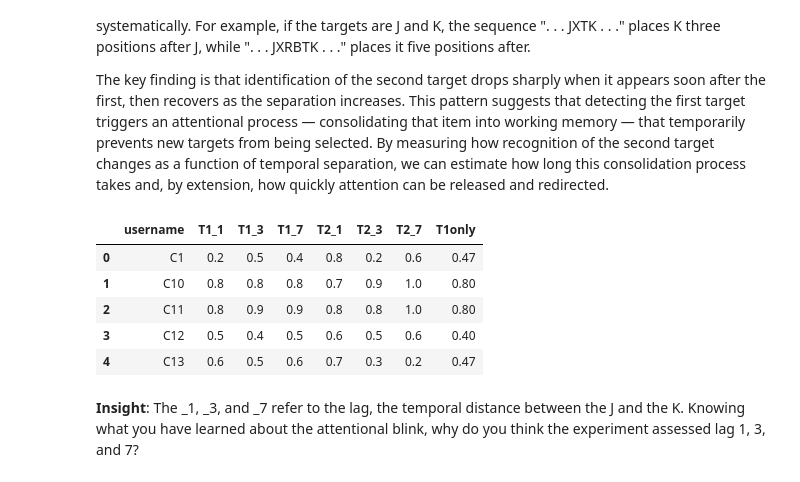
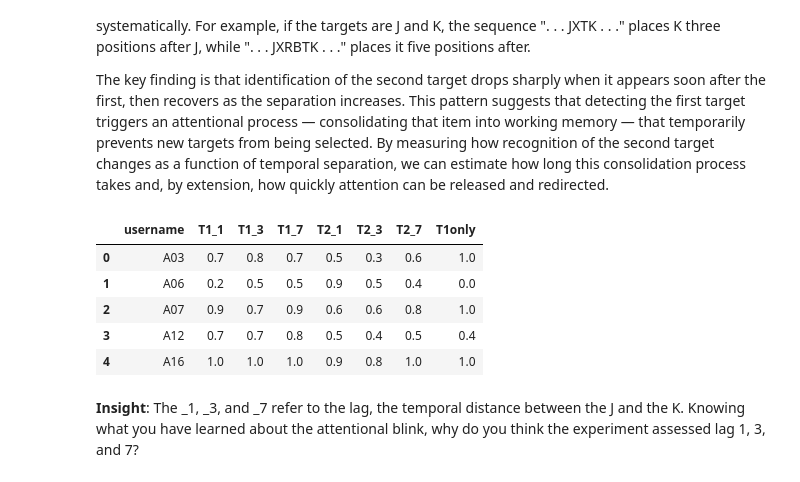
Before and after one commit to joebathelt/AUC_CogPsy, a Jupyter notebook: week4_attentional_blink.ipynb, the cells around one changed output. Cells and saved outputs as stored; diff of their text form; code cells hidden in the pictures.

```diff
--- a/week4_attentional_blink.ipynb
+++ b/week4_attentional_blink.ipynb
@@ -11,19 +11,19 @@ The key finding is that identification of the second target drops sharply when i
 # %%
 # This cell load the data. You don't need to change it or understand it. Just run the cell.
 import pandas as pd
 
-file_id = '1b13EGBIvFv8BVxRcqI6QbvowEqZQJxQo'
+file_id = '1bY01Km624ui_VTqXfMaGFViUmnk8u5H7'
 url = f'https://docs.google.com/uc?export=download&id={file_id}'
 df = pd.read_csv(url)
 
 df.head()
 # %% [output]
 |  | username | T1_1 | T1_3 | T1_7 | T2_1 | T2_3 | T2_7 | T1only |
-| 0 | C1 | 0.2 | 0.5 | 0.4 | 0.8 | 0.2 | 0.6 | 0.47 |
-| 1 | C10 | 0.8 | 0.8 | 0.8 | 0.7 | 0.9 | 1.0 | 0.80 |
-| 2 | C11 | 0.8 | 0.9 | 0.9 | 0.8 | 0.8 | 1.0 | 0.80 |
-| 3 | C12 | 0.5 | 0.4 | 0.5 | 0.6 | 0.5 | 0.6 | 0.40 |
-| 4 | C13 | 0.6 | 0.5 | 0.6 | 0.7 | 0.3 | 0.2 | 0.47 |
+| 0 | A03 | 0.7 | 0.8 | 0.7 | 0.5 | 0.3 | 0.6 | 1.0 |
+| 1 | A06 | 0.2 | 0.5 | 0.5 | 0.9 | 0.5 | 0.4 | 0.0 |
+| 2 | A07 | 0.9 | 0.7 | 0.9 | 0.6 | 0.6 | 0.8 | 1.0 |
+| 3 | A12 | 0.7 | 0.7 | 0.8 | 0.5 | 0.4 | 0.5 | 0.4 |
+| 4 | A16 | 1.0 | 1.0 | 1.0 | 0.9 | 0.8 | 1.0 | 1.0 |
 # %% [markdown]
 **Insight**: The _1, _3, and _7 refer to the lag, the temporal distance between the J and the K. Knowing what you have learned about the attentional blink, why do you think the experiment assessed lag 1, 3, and 7?
 # %% [markdown]
```
Also changed, not shown: parts of 6 cells of this notebook.
